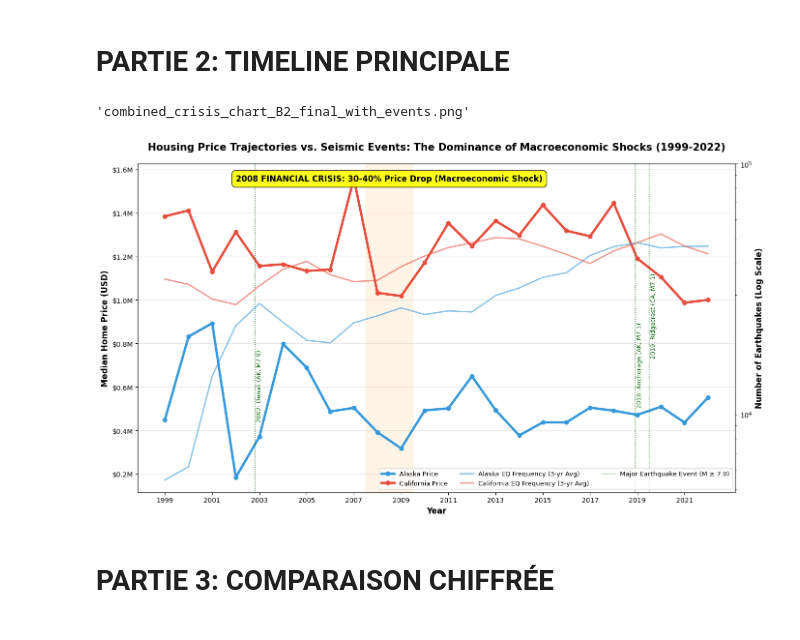
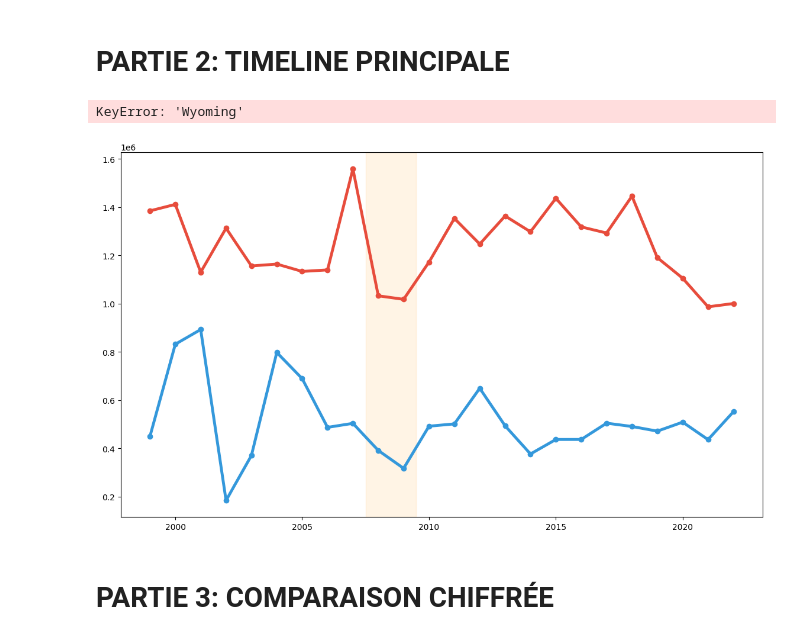
Before and after one commit to snonow/earthquake-realestate-viz, a Jupyter notebook: info_graph.ipynb, the cells around one changed output. Drawn from its saved outputs; the diff is of its cells as text; code cells hidden in the pictures.

```diff
--- a/info_graph.ipynb
+++ b/info_graph.ipynb
@@ -111,7 +111,7 @@ def create_final_b2_chart(data_frame):
     """
     fig, ax1 = plt.subplots(figsize=(14, 8))
 
-    states = ['Alaska', 'California']
+    states = ['Alaska', 'California', 'Wyoming', 'New Jersey']
 
     # Schéma de couleur: Lignes des Prix Vives, Lignes des Séismes Atténuées (transparence)
     colors = {
@@ -183,36 +183,36 @@ def create_final_b2_chart(data_frame):
              '2008 FINANCIAL CRISIS: 30-40% Price Drop (Macroeconomic Shock)',
              fontsize=12, fontweight='bold', ha='center',
              bbox=dict(boxstyle="round,pad=0.5", facecolor="yellow", alpha=0.9, edgecolor='black'))
 
     # Titre (Standalone)
     plt.title('Housing Price Trajectories vs. Seismic Events: The Dominance of Macroeconomic Shocks (1999-2022)',
               fontsize=15, fontweight='bold', pad=20)
 
     # --- Combiner les Légendes ---
     lines1, labels1 = ax1.get_legend_handles_labels()
     lines2, labels2 = ax2.get_legend_handles_labels()
 
     # Légende manuelle pour les événements sismiques majeurs
     from matplotlib.lines import Line2D
     seismic_event_legend = Line2D([0], [0], color='darkgreen', linestyle=':', linewidth=1, label='Major Earthquake Event (M ≥ 7.0)')
 
     # Filtrer l'entrée de légende pour la crise et ajouter l'entrée manuelle
     combined_lines = [l for l, lbl in zip(lines1, labels1) if 'Crisis' not in lbl] + lines2 + [seismic_event_legend]
     combined_labels = [lbl for lbl in labels1 if 'Crisis' not in lbl] + labels2 + [seismic_event_legend.get_label()]
 
     ax1.legend(combined_lines, combined_labels, loc='lower right', ncol=3, fontsize=9.5)
 
     plt.tight_layout()
     plt.savefig('combined_crisis_chart_B2_final_with_events.png', dpi=300, bbox_inches='tight')
     # Retourne le nom de fichier généré
     return 'combined_crisis_chart_B2_final_with_events.png'
 
 # --- APPEL POUR CRÉER LE GRAPHIQUE OPTIMISÉ ---
 # Assurez-vous d'utiliser 'df' qui contient les données de simulation créées ci-dessus.
-create_final_b2_chart(df)
+create_final_b2_chart(agg_state_year)
 # %% [output]
-'combined_crisis_chart_B2_final_with_events.png'
+KeyError: 'Wyoming'
-[figure, old version]
+[figure, new version]
 # %% [markdown]
 # PARTIE 3: COMPARAISON CHIFFRÉE
 # %%
```
Also changed, not shown: 3 other files.
